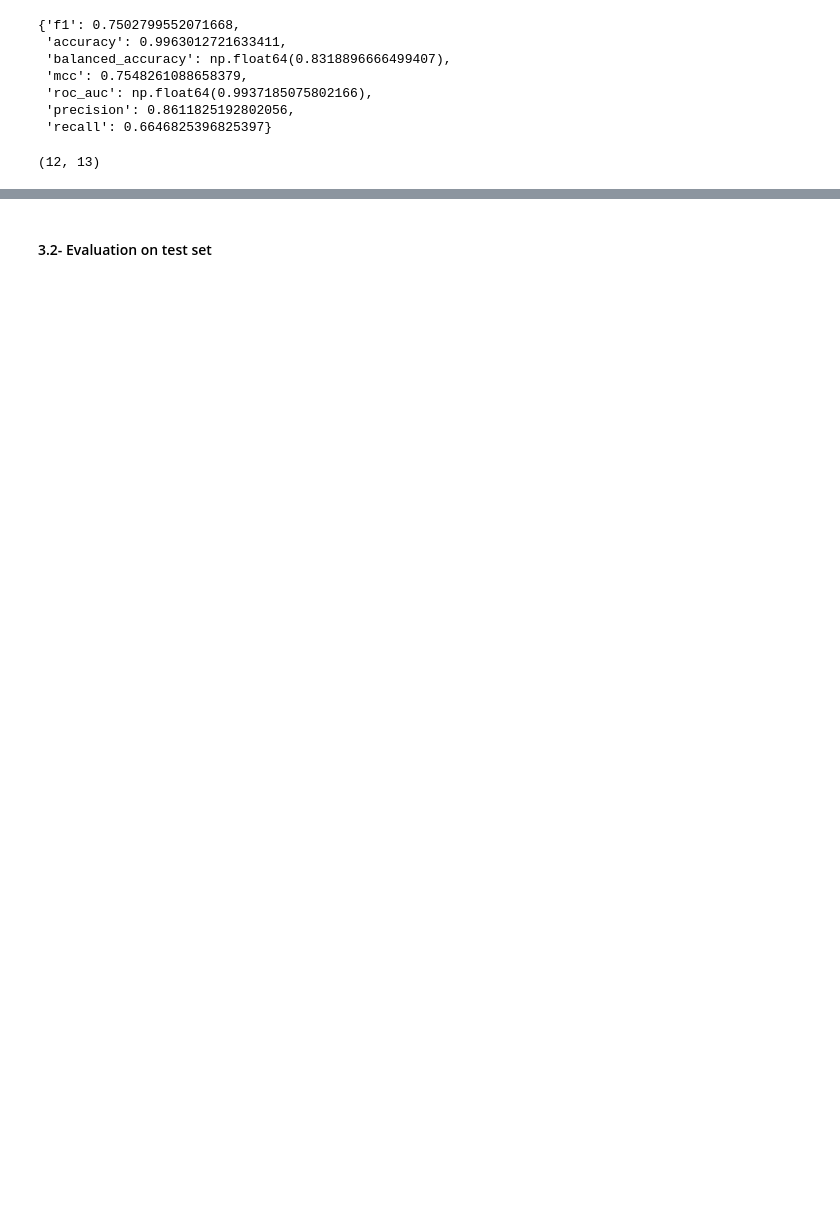
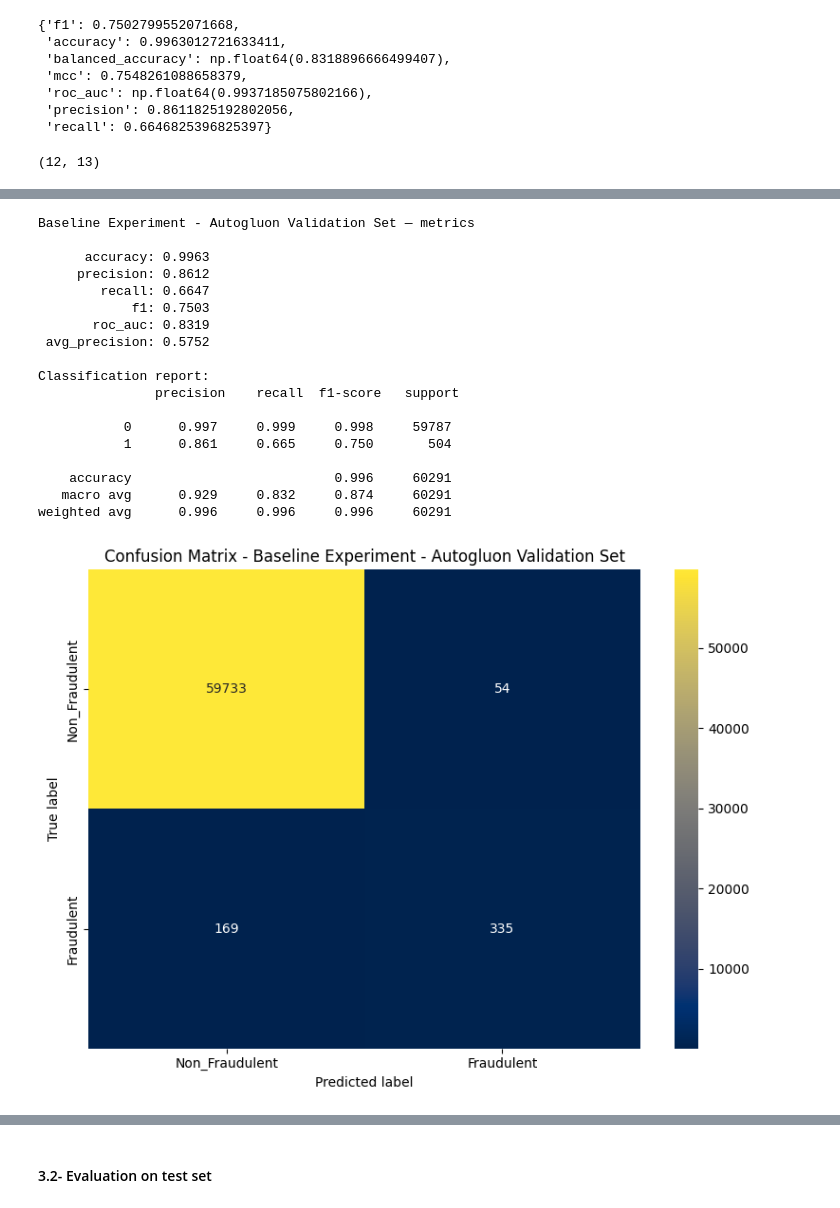
Before and after one commit to tamerthamoqa/fraud-detection-case-study, a Jupyter notebook: 5-baseline-modeling-autogluon-automl.ipynb, the cells around one changed output, grey strips where cells are left out. Saved outputs shown, nothing was run; the diff lists cells and outputs as text; code cells hidden in the pictures; blank space fills up the shorter version.

```diff
--- a/5-baseline-modeling-autogluon-automl.ipynb
+++ b/5-baseline-modeling-autogluon-automl.ipynb
@@ -156,0 +211,35 @@ leaderboard_val.head(50)
+# %%
+%%time
+
+target_column = "fraud"
+feature_columns = [column for column in train_df.columns if column != target_column]
+
+X_val = val_df[feature_columns].copy()
+y_val = val_df[target_column].astype(int).copy()
+
+metrics = evaluate_model(
+    model=predictor,
+    X=X_val,
+    y=y_val,
+    name="Baseline Experiment - Autogluon Validation Set"
+)
+# %% [output]
+Baseline Experiment - Autogluon Validation Set — metrics
+
+      accuracy: 0.9963
+     precision: 0.8612
+        recall: 0.6647
+            f1: 0.7503
+       roc_auc: 0.8319
+ avg_precision: 0.5752
+
+Classification report:
+               precision    recall  f1-score   support
+
+           0      0.997     0.999     0.998     59787
+           1      0.861     0.665     0.750       504
+
+    accuracy                          0.996     60291
+   macro avg      0.929     0.832     0.874     60291
+weighted avg      0.996     0.996     0.996     60291
+[figure, added]
```
Also changed, not shown: parts of 9 cells of this notebook.
